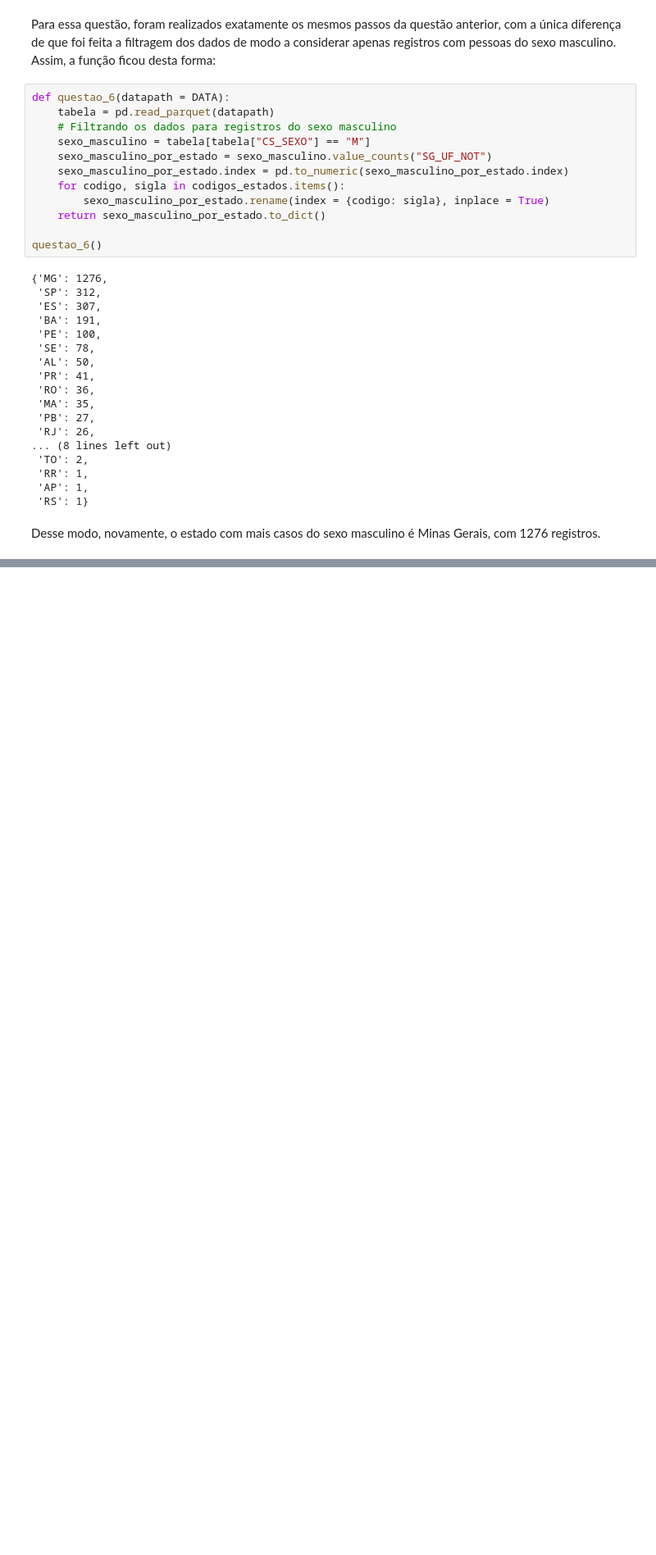
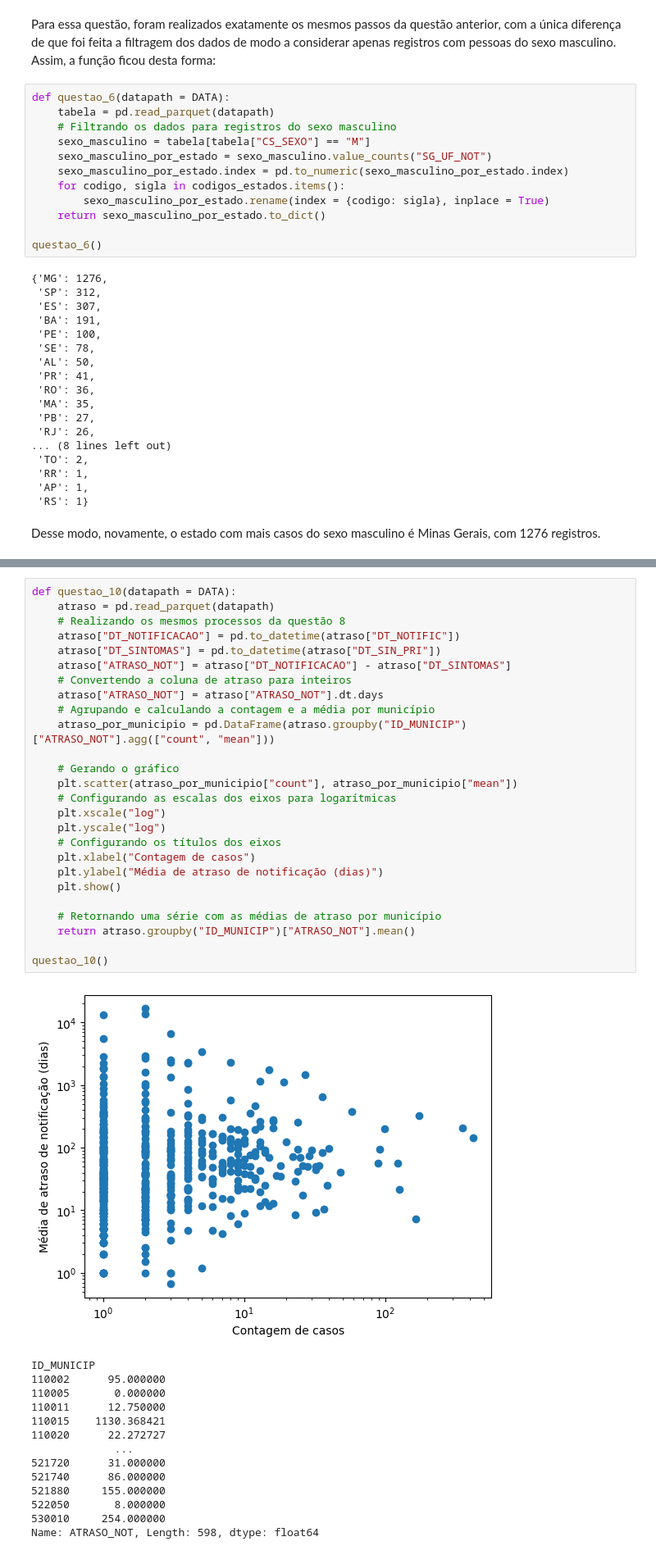
Before and after one commit to kauanmaf/Kauan_e_Pedro_A2_IC, a Jupyter notebook: relatorio_pedro.ipynb, the cells around one changed output, grey strips where cells are left out. Shown: that part at 82% size. Saved outputs shown, nothing was run; the diff lists cells and outputs as text; blank space fills up the shorter version.

```diff
--- a/relatorio_pedro.ipynb
+++ b/relatorio_pedro.ipynb
@@ -123,0 +170,41 @@ Desse modo, novamente, o estado com mais casos do sexo masculino é Minas Gerais
+# %%
+def questao_10(datapath = DATA):
+    atraso = pd.read_parquet(datapath)
+    # Realizando os mesmos processos da questão 8
+    atraso["DT_NOTIFICACAO"] = pd.to_datetime(atraso["DT_NOTIFIC"])
+    atraso["DT_SINTOMAS"] = pd.to_datetime(atraso["DT_SIN_PRI"])
+    atraso["ATRASO_NOT"] = atraso["DT_NOTIFICACAO"] - atraso["DT_SINTOMAS"]
+    # Convertendo a coluna de atraso para inteiros
+    atraso["ATRASO_NOT"] = atraso["ATRASO_NOT"].dt.days
+    # Agrupando e calculando a contagem e a média por município
+    atraso_por_municipio = pd.DataFrame(atraso.groupby("ID_MUNICIP")["ATRASO_NOT"].agg(["count", "mean"]))
+
+    # Gerando o gráfico
+    plt.scatter(atraso_por_municipio["count"], atraso_por_municipio["mean"])
+    # Configurando as escalas dos eixos para logarítmicas
+    plt.xscale("log")
+    plt.yscale("log")
+    # Configurando os títulos dos eixos
+    plt.xlabel("Contagem de casos")
+    plt.ylabel("Média de atraso de notificação (dias)")
+    plt.show()
+
+    # Retornando uma série com as médias de atraso por município
+    return atraso.groupby("ID_MUNICIP")["ATRASO_NOT"].mean()
+
+questao_10()
+# %% [output]
+[figure, added]
+ID_MUNICIP
+110002      95.000000
+110005       0.000000
+110011      12.750000
+110015    1130.368421
+110020      22.272727
+             ...
+521720      31.000000
+521740      86.000000
+521880     155.000000
+522050       8.000000
+530010     254.000000
+Name: ATRASO_NOT, Length: 598, dtype: float64
```
Also changed, not shown: parts of 7 cells of this notebook.
